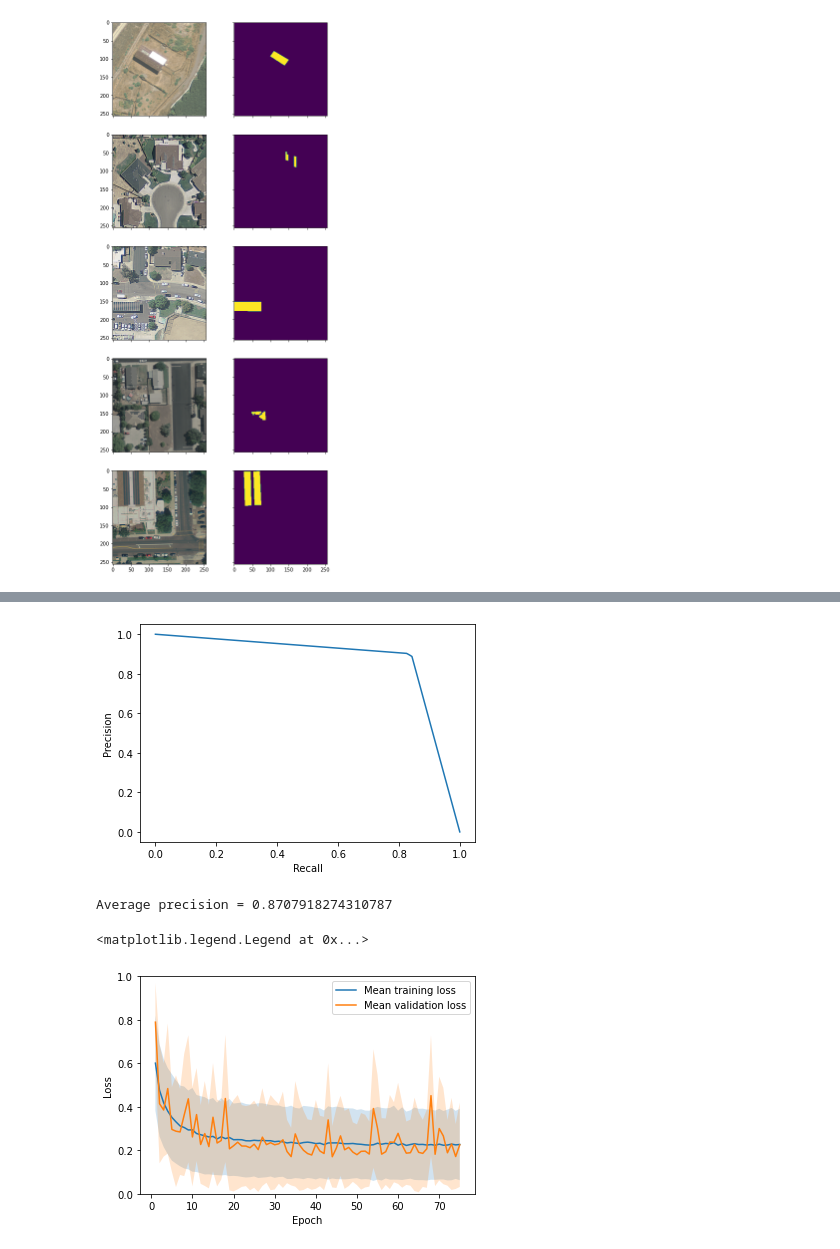
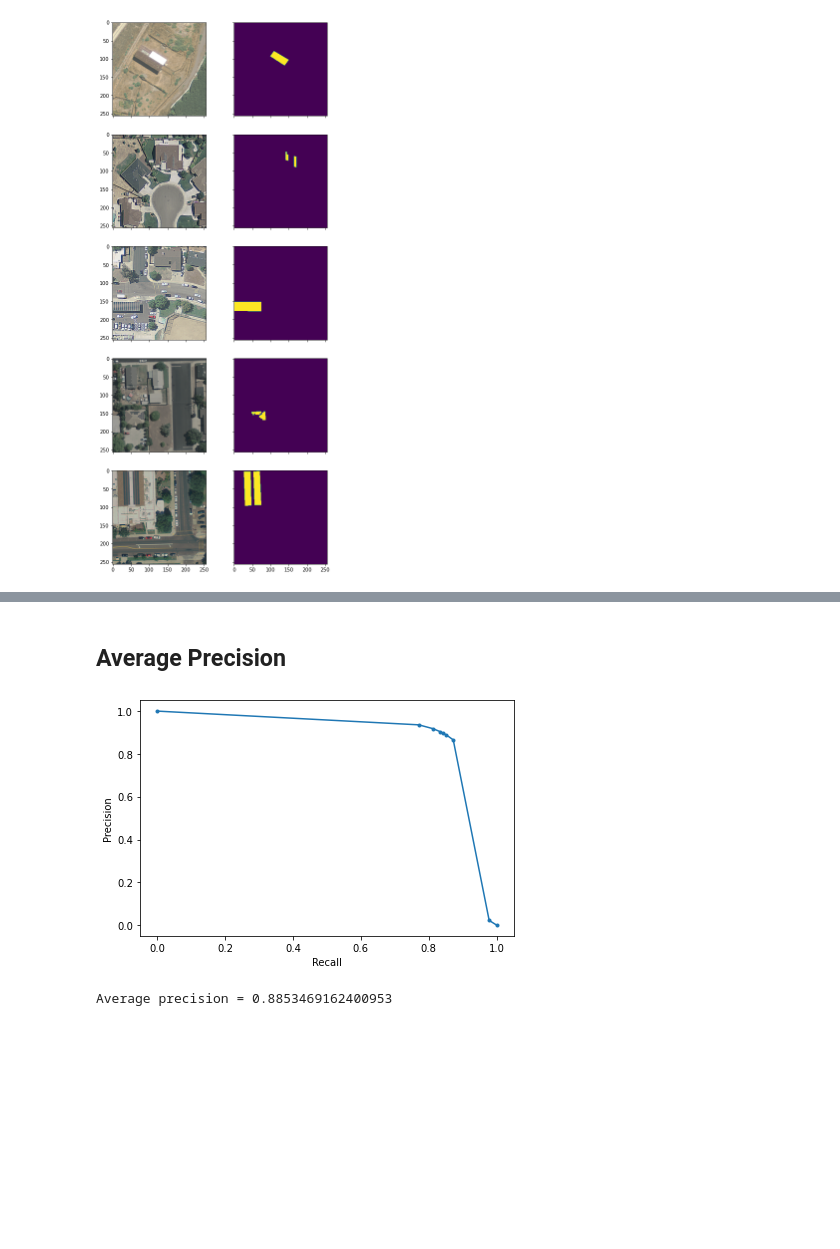
Before and after one commit to francois-rozet/adopptrs, a Jupyter notebook: python/unet.ipynb, the cells around one changed output, grey strips where cells are left out. Saved outputs shown, nothing was run; the diff lists cells and outputs as text; code cells hidden in the pictures; blank space fills up the shorter version.

```diff
--- a/python/unet.ipynb
+++ b/python/unet.ipynb
@@ -76,64 +158,39 @@ Estimated Total Size (MB): 988.50
+# %% [markdown]
+## Average Precision
 # %%
 import numpy as np
-import matplotlib.pyplot as plt
 import train
 
 from criterions import TP, TN, FP, FN
 
 metrics = train.eval(
     model,
     validloader,
-    [m(x) for m in [TP, TN, FP, FN] for x in np.arange(0.1, 1., 0.1)]
+    [m(x) for m in [TP, TN, FP, FN] for x in [1e-6, 1e-3, 0.1, 0.5, 0.9, 1 - 1e-3, 1 - 1e-6]]
 )
 
 metrics = np.array(metrics).sum(axis=0).reshape((4, -1))
 
 precision = metrics[0] / (metrics[0] + metrics[2])
 recall = metrics[0] / (metrics[0] + metrics[3])
 
 precision = np.insert(precision, 0, 0.)
 recall = np.insert(recall, 0, 1.)
 
 precision = np.append(precision, 1.)
 recall = np.append(recall, 0.)
 
-plt.plot(recall, precision)
+plt.plot(recall, precision, '.-')
 plt.xlabel('Recall')
 plt.ylabel('Precision')
+plt.tight_layout()
+plt.savefig('../products/precision_recall.pdf', transparent=True)
 plt.show()
 # %% [output]
-[figure, old version]
+[figure, new version]
 # %%
 average_precision = -np.trapz(x=recall, y=precision)
 
 print('Average precision = {}'.format(average_precision))
 # %% [output]
-Average precision = 0.8707918274310787
+Average precision = 0.8853469162400953
-# %%
-import pandas as pd
-
-stats = pd.read_csv('../products/csv/statistics_via.csv')
-
-plt.plot(stats['epoch'], stats['train_loss_mean'], label='Mean training loss')
-plt.fill_between(
-    stats['epoch'],
-    stats['train_loss_mean'] - stats['train_loss_std'],
-    stats['train_loss_mean'] + stats['train_loss_std'],
-    alpha=0.2
-)
-
-plt.plot(stats['epoch'], stats['valid_loss_mean'], label='Mean validation loss')
-plt.fill_between(
-    stats['epoch'],
-    stats['valid_loss_mean'] - stats['valid_loss_std'],
-    stats['valid_loss_mean'] + stats['valid_loss_std'],
-    alpha=0.2
-)
-
-plt.xlabel('Epoch')
-plt.ylabel('Loss')
-plt.ylim(0., 1.)
-plt.legend()
-# %% [output]
-<matplotlib.legend.Legend at 0x...>
-[figure, removed]
```
Also changed, not shown: parts of 8 cells of this notebook.
